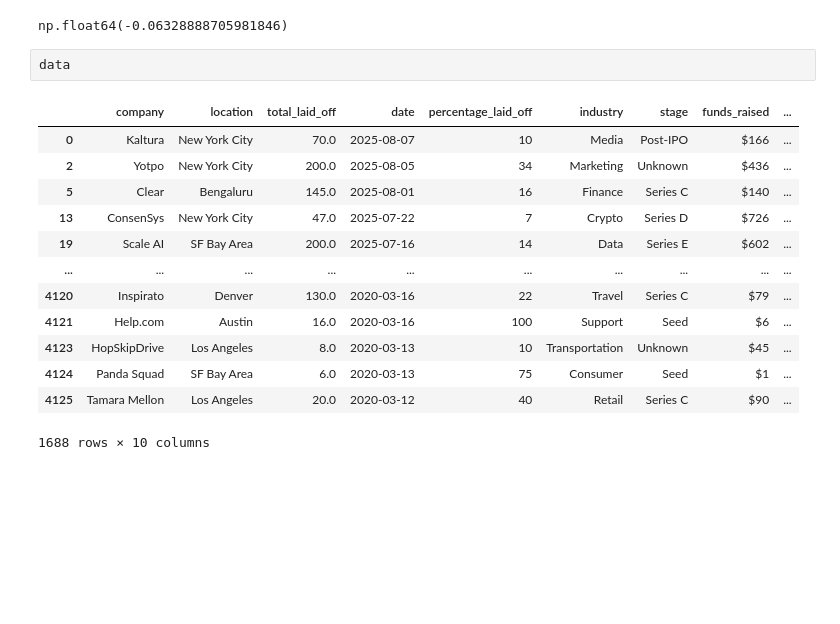
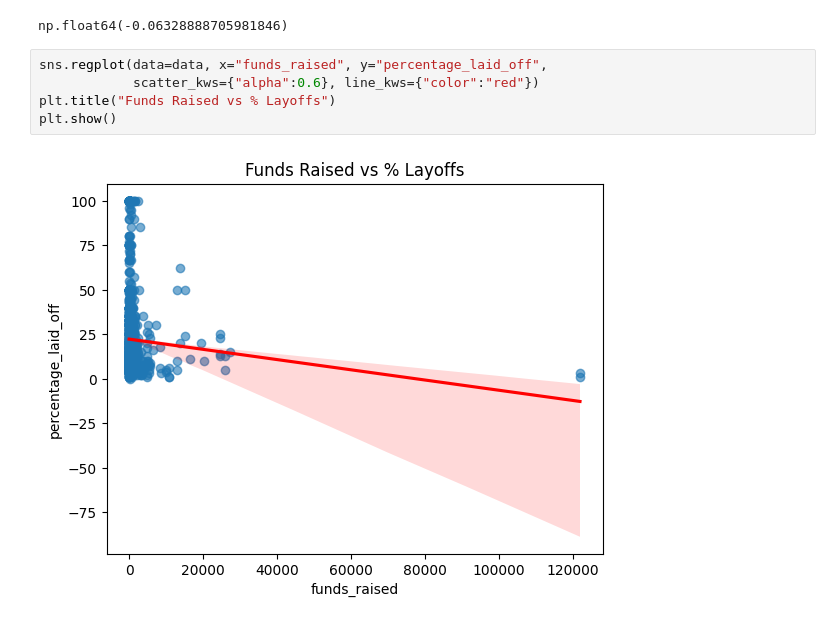
Before and after one commit to neerajcodes888/Recent-Layoffs-Case-Study, a Jupyter notebook: study.ipynb, the cells around one changed output. Saved outputs shown, nothing was run; the diff lists cells and outputs as text; blank space fills up the shorter version.

```diff
--- a/study.ipynb
+++ b/study.ipynb
@@ -772,19 +772,10 @@ data['funds_raised'] = data['funds_raised'].str.replace(r"\D","",regex =True).as
 data['funds_raised'].corr(data['percentage_laid_off'])
 # %% [output]
 np.float64(-0.06328888705981846)
-# %%
-data
-# %% [output]
-|  | company | location | total_laid_off | date | percentage_laid_off | industry | stage | funds_raised | ... |
-| 0 | Kaltura | New York City | 70.0 | 2025-08-07 | 10 | Media | Post-IPO | $166 | ... |
-| 2 | Yotpo | New York City | 200.0 | 2025-08-05 | 34 | Marketing | Unknown | $436 | ... |
-| 5 | Clear | Bengaluru | 145.0 | 2025-08-01 | 16 | Finance | Series C | $140 | ... |
-| 13 | ConsenSys | New York City | 47.0 | 2025-07-22 | 7 | Crypto | Series D | $726 | ... |
-| 19 | Scale AI | SF Bay Area | 200.0 | 2025-07-16 | 14 | Data | Series E | $602 | ... |
-| ... | ... | ... | ... | ... | ... | ... | ... | ... | ... |
-| 4120 | Inspirato | Denver | 130.0 | 2020-03-16 | 22 | Travel | Series C | $79 | ... |
-| 4121 | Help.com | Austin | 16.0 | 2020-03-16 | 100 | Support | Seed | $6 | ... |
-| 4123 | HopSkipDrive | Los Angeles | 8.0 | 2020-03-13 | 10 | Transportation | Unknown | $45 | ... |
-| 4124 | Panda Squad | SF Bay Area | 6.0 | 2020-03-13 | 75 | Consumer | Seed | $1 | ... |
-| 4125 | Tamara Mellon | Los Angeles | 20.0 | 2020-03-12 | 40 | Retail | Series C | $90 | ... |
-1688 rows × 10 columns
+# %%
+sns.regplot(data=data, x="funds_raised", y="percentage_laid_off",
+            scatter_kws={"alpha":0.6}, line_kws={"color":"red"})
+plt.title("Funds Raised vs % Layoffs")
+plt.show()
+# %% [output]
+[figure, added]
```
